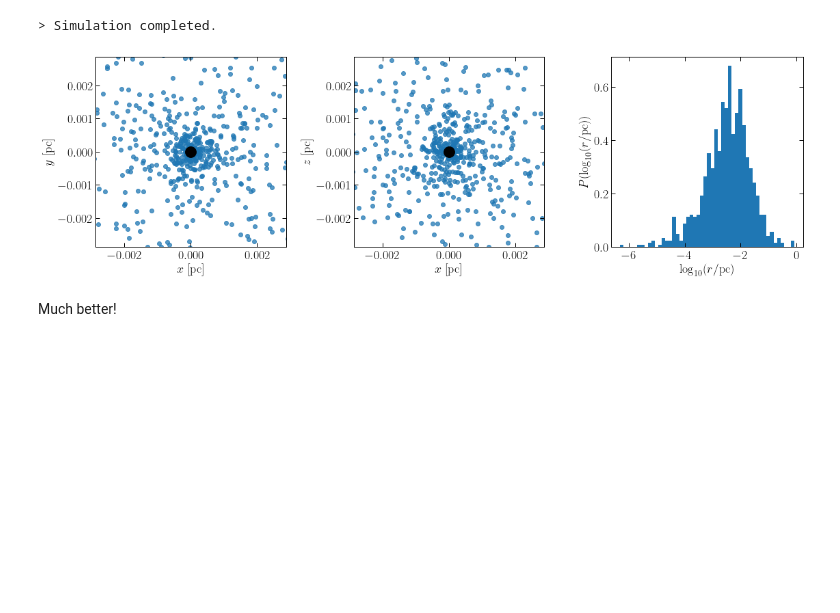
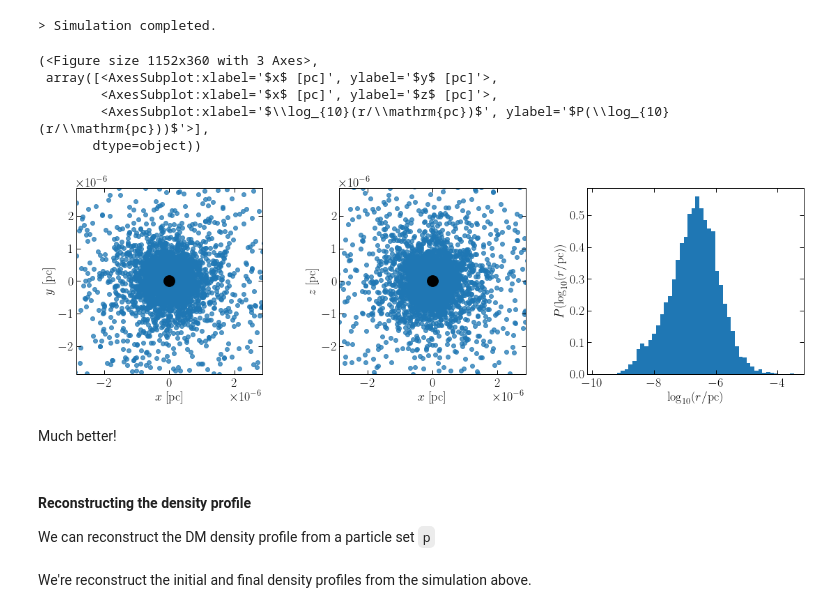
Before and after one commit to bradkav/NbodyIMRI, a Jupyter notebook: examples/Examples_Spike.ipynb, the cells around one changed output. Drawn from its saved outputs; the diff is of its cells as text; code cells hidden in the pictures; blank space fills up the shorter version.

```diff
--- a/examples/Examples_Spike.ipynb
+++ b/examples/Examples_Spike.ipynb
@@ -97,14 +119,23 @@ Now let's simulate again:
 # %%
 #Note that the simulator object remembers the state of the particle set stored in internal memory,
 #so we want to reinstantiate every time we want to restart the simulation from the beginning.
-sim_trunc = simulator.simulator(p_trunc, r_soft_sq = eps**2)
+sim_trunc = simulator.simulator(p_trunc, r_soft_sq1 = eps1**2)
 sim_trunc.run_simulation(dt, t_end, show_progress=True)
 # %% [output]
 > Simulating...
 > Simulation completed.
-# %%
-p_trunc.plot()
-# %% [output]
-[figure, removed]
+# %%
+sim_trunc.p.plot()
+# %% [output]
+(<Figure size 1152x360 with 3 Axes>,
+ array([<AxesSubplot:xlabel='$x$ [pc]', ylabel='$y$ [pc]'>,
+        <AxesSubplot:xlabel='$x$ [pc]', ylabel='$z$ [pc]'>,
+        <AxesSubplot:xlabel='$\\log_{10}(r/\\mathrm{pc})$', ylabel='$P(\\log_{10}(r/\\mathrm{pc}))$'>],
+       dtype=object))
+[figure, added]
 # %% [markdown]
 Much better!
+# %% [markdown]
+#### Reconstructing the density profile
+
+We can reconstruct the DM density profile from a particle set `p`
@@ -110,0 +166,2 @@ Much better!
+# %% [markdown]
+We're reconstruct the initial and final density profiles from the simulation above.
```
Also changed, not shown: parts of 21 cells of this notebook, 5 other files.
